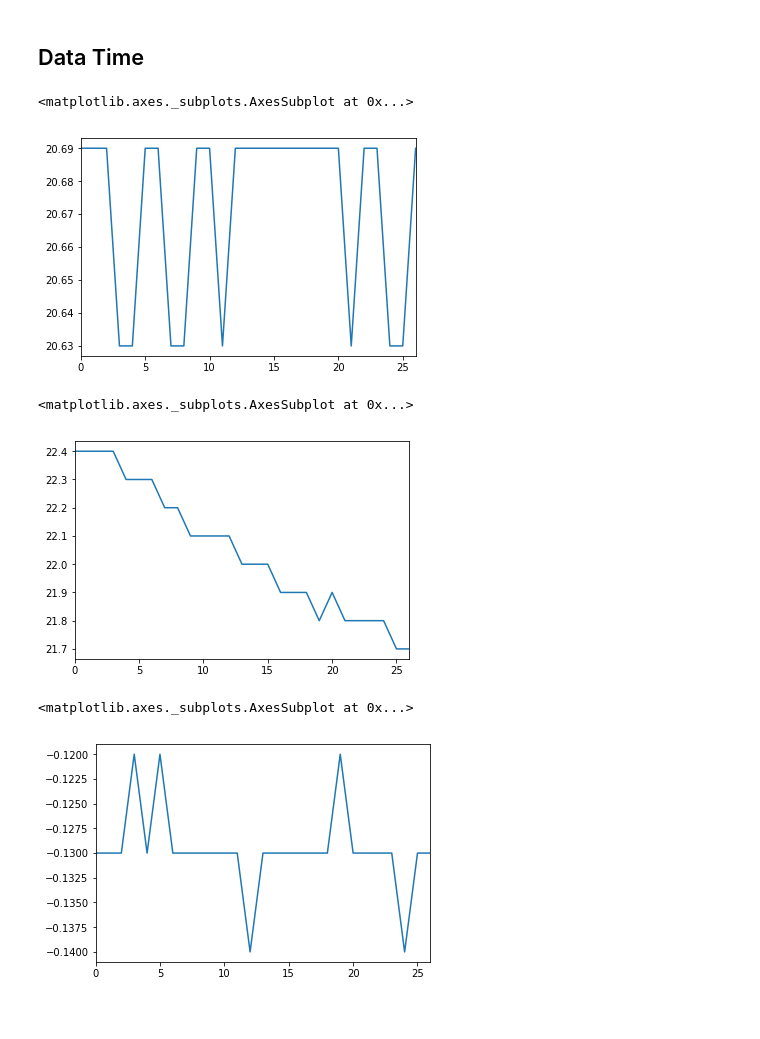
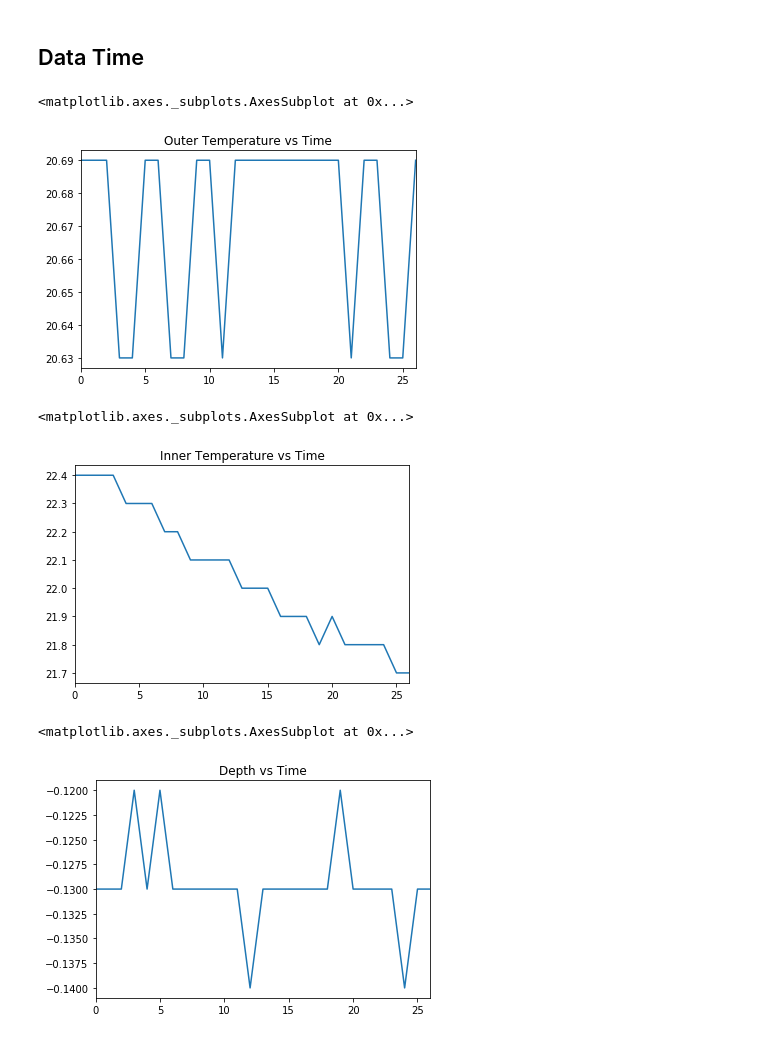
Before and after one commit to kyleyoung1121/Water-Sled-Sensor-Analysis, a Jupyter notebook: Water-Sled Sensor Analysis.ipynb, the cells around one changed output. Saved outputs shown, nothing was run; the diff lists cells and outputs as text; code cells hidden in the pictures.

```diff
--- a/Water-Sled Sensor Analysis.ipynb
+++ b/Water-Sled Sensor Analysis.ipynb
@@ -41,18 +41,18 @@ data.describe()
 # %% [markdown]
 ## Data Time
 # %%
-data["Out-Temp"].plot()
+data["Out-Temp"].plot(title=("Outer Temperature vs Time"))
 # %% [output]
 <matplotlib.axes._subplots.AxesSubplot at 0x...>
-[figure, old version]
+[figure, new version]
 # %%
-data["Inside-Temp"].plot(x=data["Time"])
+data["Inside-Temp"].plot(x=data["Time"],title=("Inner Temperature vs Time"))
 # %% [output]
 <matplotlib.axes._subplots.AxesSubplot at 0x...>
-[figure, old version]
+[figure, new version]
 # %%
-data["Depth"].plot(x=data["Time"])
+data["Depth"].plot(x=data["Time"],title=("Depth vs Time"))
 # %% [output]
 <matplotlib.axes._subplots.AxesSubplot at 0x...>
-[figure, old version]
+[figure, new version]
 # %%
```
Also changed, not shown: parts of 7 cells of this notebook.
